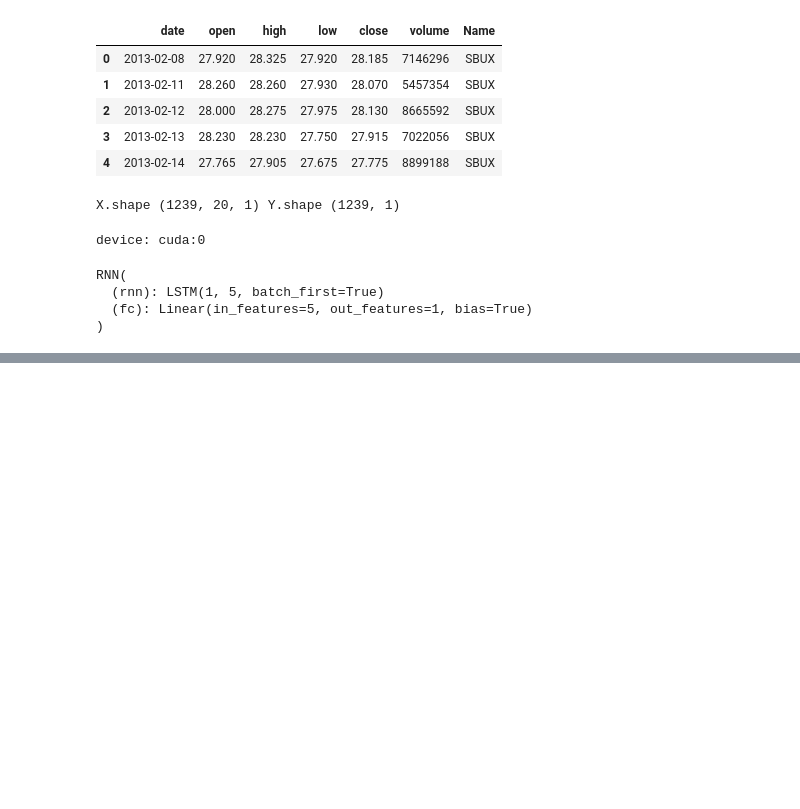
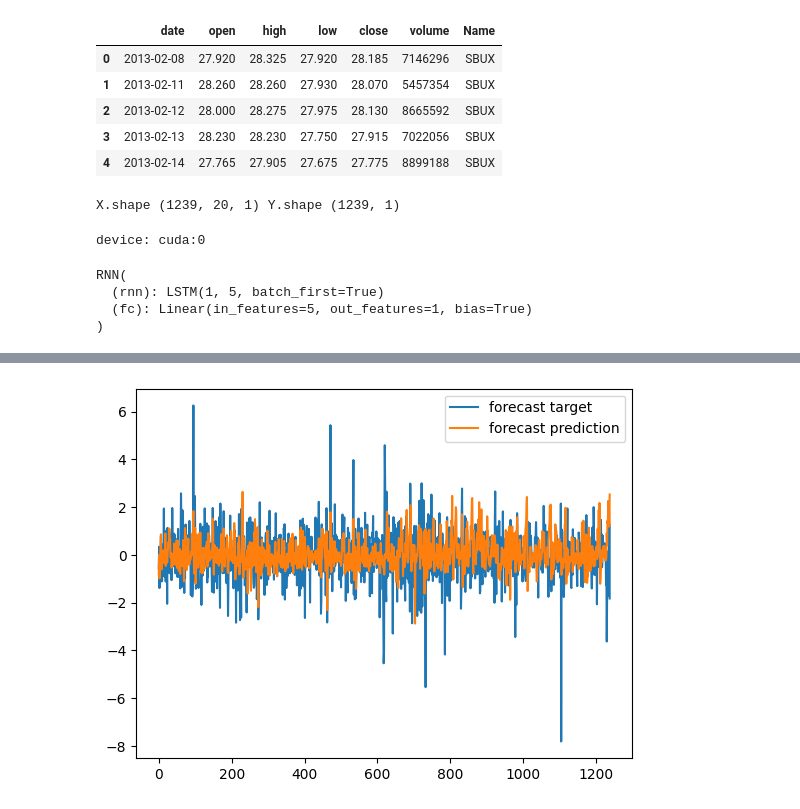
Before and after one commit to devincapriola/Stock-Return-Predictions-using-LSTMs, a Jupyter notebook: Pytorch_Stock_Return.ipynb, the cells around one changed output, grey strips where cells are left out. Drawn from its saved outputs; the diff is of its cells as text; code cells hidden in the pictures; blank space fills up the shorter version.

```diff
--- a/Pytorch_Stock_Return.ipynb
+++ b/Pytorch_Stock_Return.ipynb
@@ -220,0 +347,24 @@ plt.show()
+# %%
+# one-step forecast using true targets
+validation_target = Y
+validation_predictions = []
+
+# index of first validation input
+i = 0
+
+X_on_device = torch.from_numpy(X.astype(np.float32)).to(device)
+
+while len(validation_predictions) < len(validation_target):
+    input_ = X_on_device[i].view(1, T, 1)
+    p = model(input_)[0,0].item() # 1x1 array -> scalar
+    i += 1
+
+    # update the predictions list
+    validation_predictions.append(p)
+# %%
+plt.plot(validation_target, label='forecast target')
+plt.plot(validation_predictions, label='forecast prediction')
+plt.legend()
+plt.show()
+# %% [output]
+[figure, added]
```
Also changed, not shown: parts of 20 cells of this notebook.
